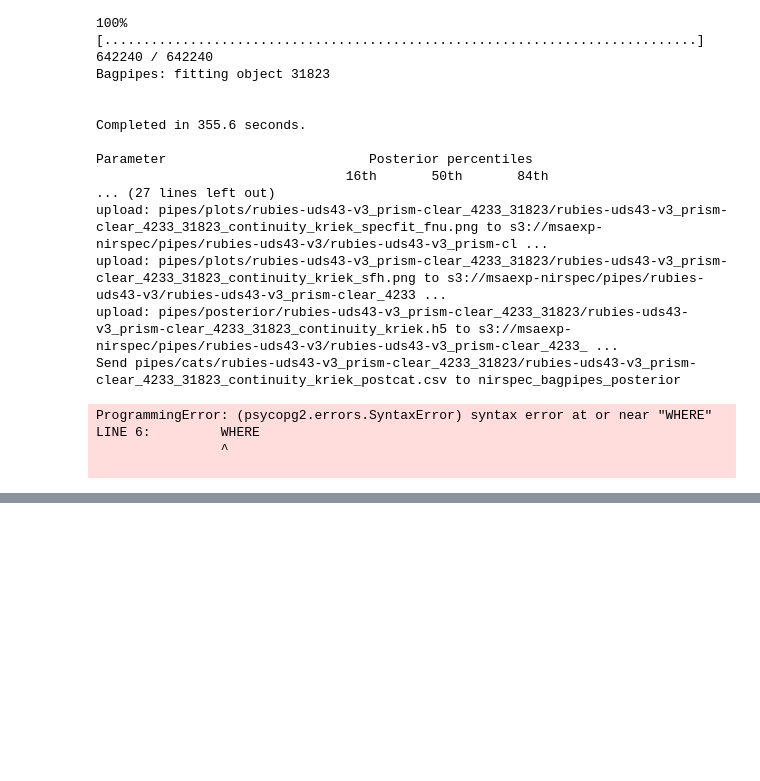
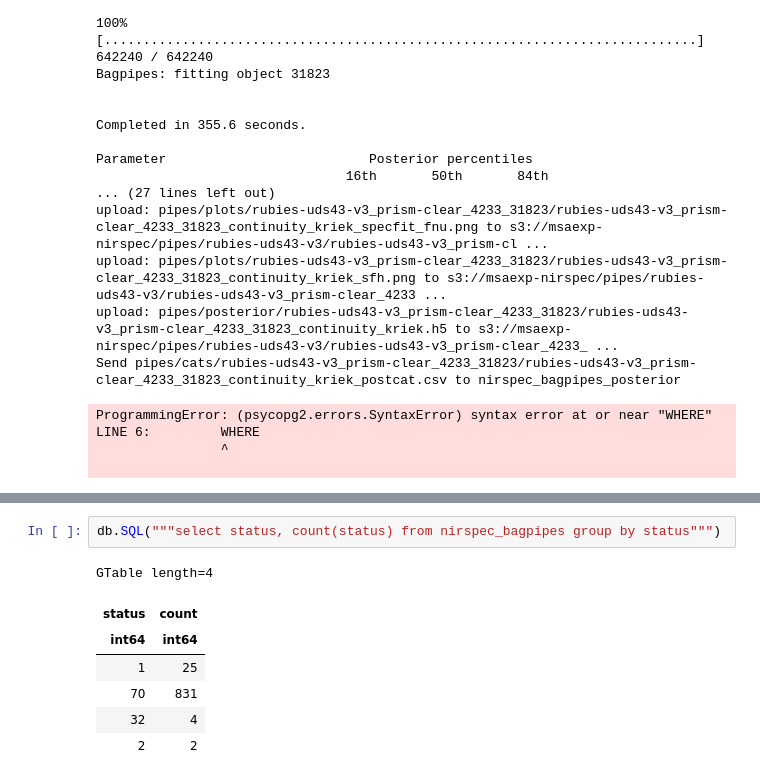
Before and after one commit to RashmiGot/dja-pipes, a Jupyter notebook: working_directory/prepare-database.ipynb, the cells around one changed output, grey strips where cells are left out. Drawn from its saved outputs; the diff is of its cells as text; blank space fills up the shorter version.

```diff
--- a/working_directory/prepare-database.ipynb
+++ b/working_directory/prepare-database.ipynb
@@ -408,0 +703,10 @@ GTable length=2
+# %%
+db.SQL("""select status, count(status) from nirspec_bagpipes group by status""")
+# %% [output]
+GTable length=4
+| status | count |
+| int64 | int64 |
+| 1 | 25 |
+| 70 | 831 |
+| 32 | 4 |
+| 2 | 2 |
```
Also changed, not shown: parts of 20 cells of this notebook.
